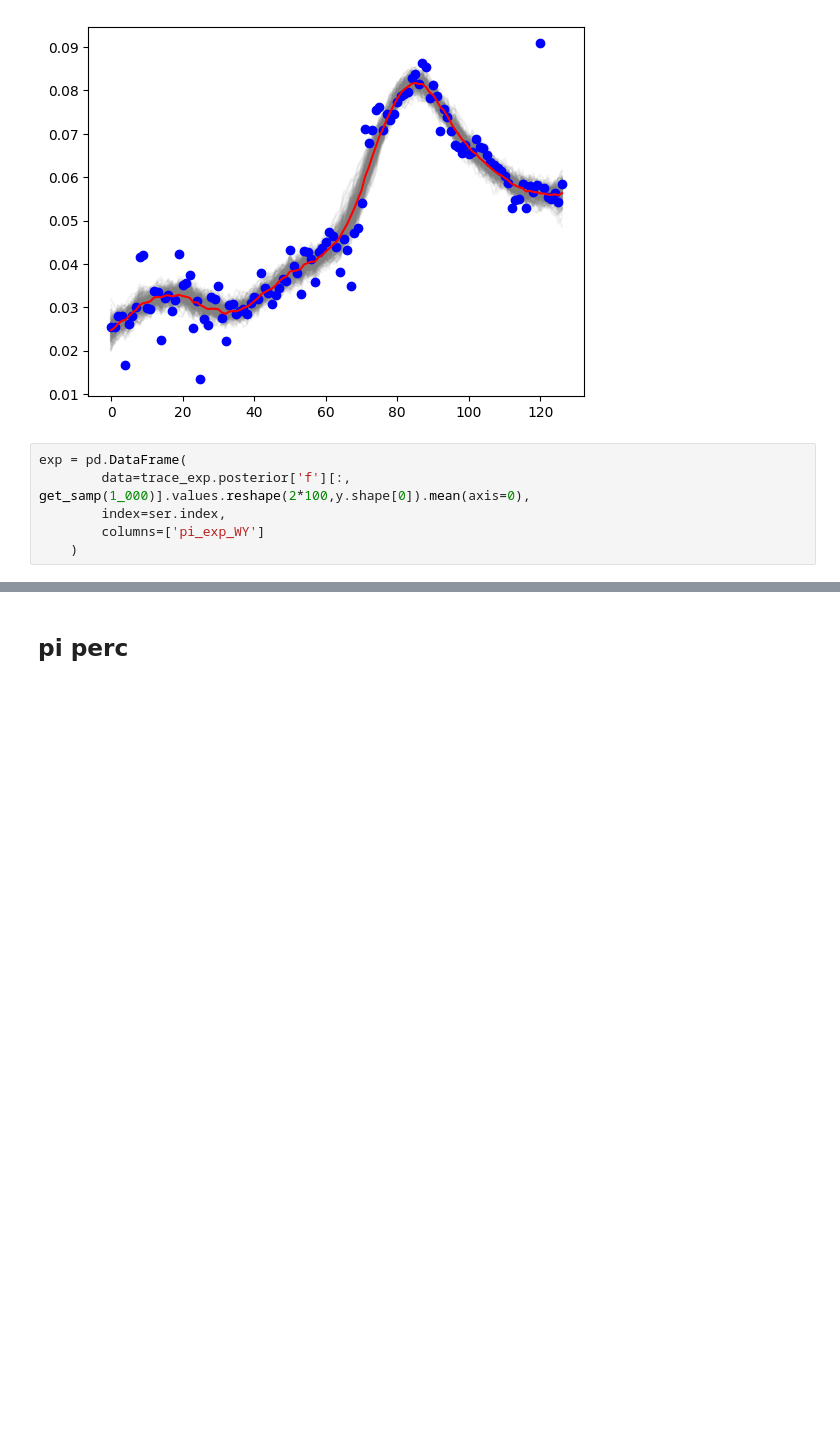
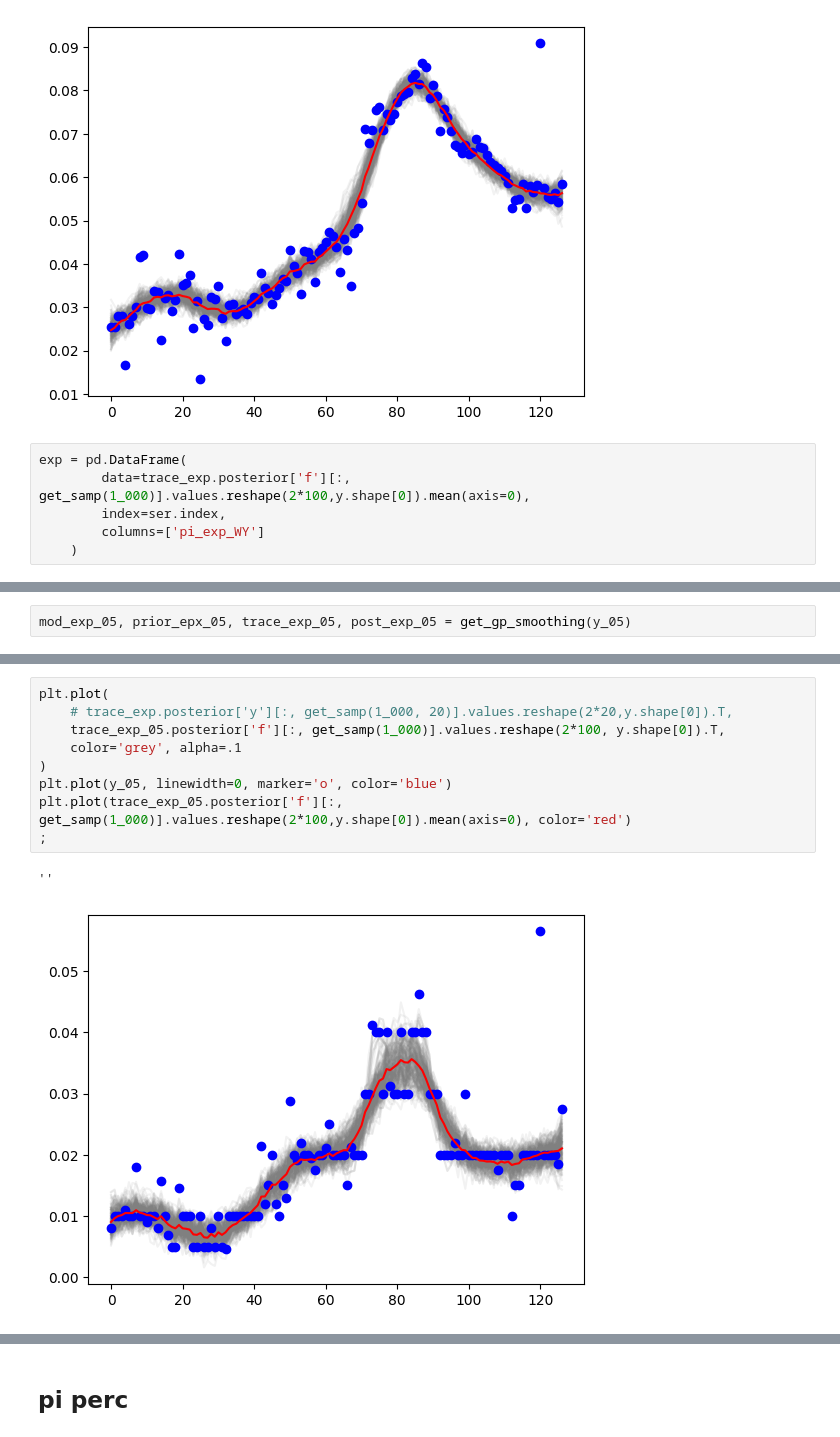
Before and after one commit to lukasgrahl/memoire2, a Jupyter notebook: notebooks/01-prep_hpp.ipynb, the cells around one changed output, grey strips where cells are left out. Saved outputs shown, nothing was run; the diff lists cells and outputs as text; blank space fills up the shorter version.

```diff
--- a/notebooks/01-prep_hpp.ipynb
+++ b/notebooks/01-prep_hpp.ipynb
@@ -152,0 +173,2 @@ exp = pd.DataFrame(
+# %%
+mod_exp_05, prior_epx_05, trace_exp_05, post_exp_05 = get_gp_smoothing(y_05)
@@ -152,0 +185,12 @@ exp = pd.DataFrame(
+# %%
+plt.plot(
+    # trace_exp.posterior['y'][:, get_samp(1_000, 20)].values.reshape(2*20,y.shape[0]).T,
+    trace_exp_05.posterior['f'][:, get_samp(1_000)].values.reshape(2*100, y.shape[0]).T,
+    color='grey', alpha=.1
+)
+plt.plot(y_05, linewidth=0, marker='o', color='blue')
+plt.plot(trace_exp_05.posterior['f'][:, get_samp(1_000)].values.reshape(2*100,y.shape[0]).mean(axis=0), color='red')
+;
+# %% [output]
+''
+[figure, added]
```
Also changed, not shown: parts of 28 cells of this notebook, 12 other files.
